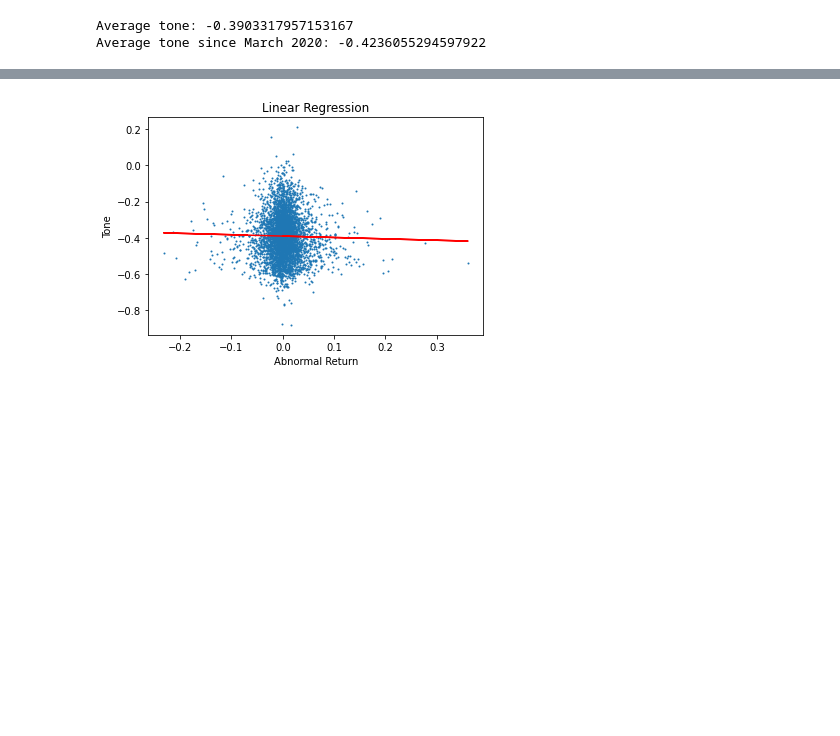
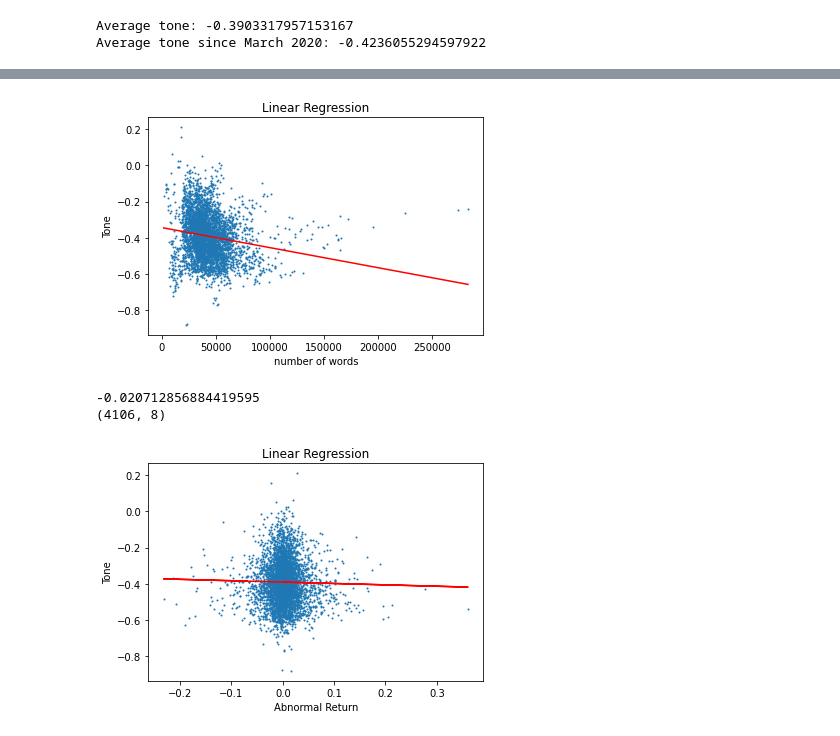
Before and after one commit to janfe2o3/10KSentimentBA, a Jupyter notebook: 8_plots.ipynb, the cells around one changed output, grey strips where cells are left out. Drawn from its saved outputs; the diff is of its cells as text; code cells hidden in the pictures; blank space fills up the shorter version.

```diff
--- a/8_plots.ipynb
+++ b/8_plots.ipynb
@@ -59,3 +68,25 @@ Average number of words: 42532.217730151
+# %%
+from sklearn.linear_model import LinearRegression
+X = df.loc[:, 'number of words'].values.reshape(-1, 1)  # iloc[:, 1] is the column of X
+Y = df.loc[:, 'tone'].values.reshape(-1, 1)  # df.iloc[:, 4] is the column of Y
+linear_regressor = LinearRegression()
+linear_regressor.fit(X, Y)
+Y_pred = linear_regressor.predict(X)
+
+plt.scatter(X, Y, s=1)
+plt.plot(X, Y_pred, color='red')
+plt.xlabel('number of words')
+plt.ylabel('Tone')
+plt.title('Linear Regression')
+plt.show()
+
+correlation = df['abnormal_return']. corr(df['tone'])
+print(correlation)
+print(df.shape)
+# %% [output]
+[figure, added]
+-0.020712856884419595
+(4106, 8)
 # %%
 from sklearn.linear_model import LinearRegression
 X = df.loc[:, 'abnormal_return'].values.reshape(-1, 1)  # iloc[:, 1] is the column of X
```
Also changed, not shown: parts of 2 cells of this notebook, 3 other files.
